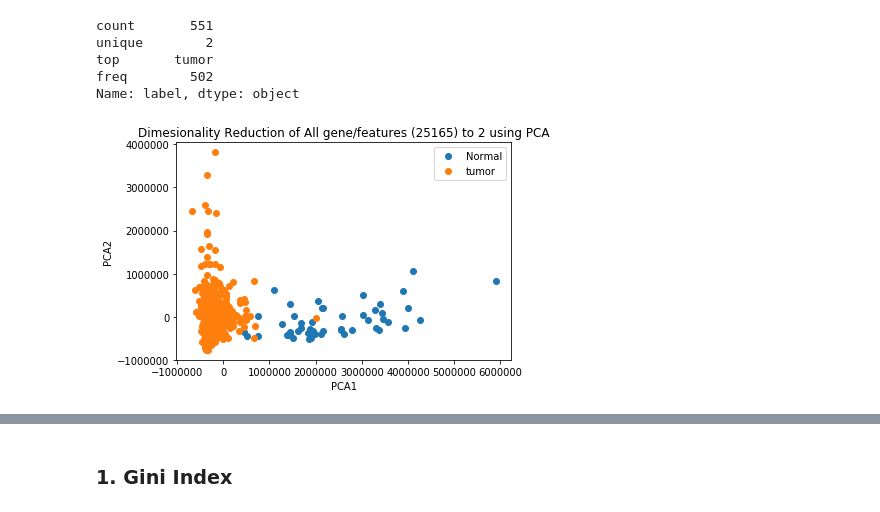
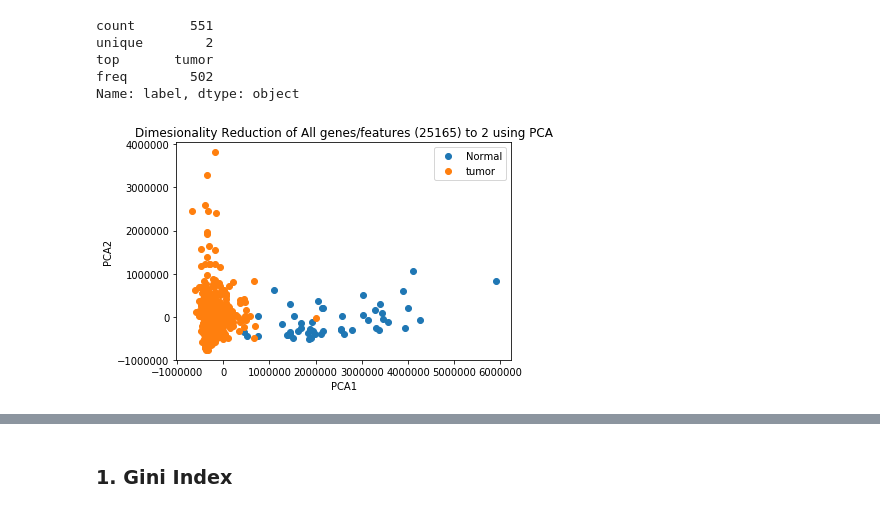
Before and after one commit to ruwaa-mohamed/TCGA-LUAD, a Jupyter notebook: TCGA-LUAD-DEGs.ipynb, the cells around one changed output, grey strips where cells are left out. Cells and saved outputs as stored; diff of their text form; code cells hidden in the pictures.

Commit message:
adding PCA Gini

```diff
--- a/TCGA-LUAD-DEGs.ipynb
+++ b/TCGA-LUAD-DEGs.ipynb
@@ -36,25 +36,25 @@ Name: label, dtype: object
 # %%
 pca = PCA(n_components=2)
 X_pca = pca.fit_transform(X)
 # plt.scatter(X_pca[:,0],X_pca[:,1])
 
 df2 = pd.DataFrame(dict(x=X_pca[:,0], y=X_pca[:,1], label=y))
 
 groups = df2.groupby('label')
 
 # Plot
 fig, ax = plt.subplots()
 ax.margins(0.05)
 for name, group in groups:
     ax.plot(group.x, group.y, marker='.', linestyle='', ms=12, label=name)
 ax.legend()
-plt.title('Dimesionality Reduction of All gene/features (25165) to 2 using PCA')
+plt.title('Dimesionality Reduction of All genes/features (25165) to 2 using PCA')
 plt.xlabel('PCA1')
 plt.ylabel('PCA2')
-plt.savefig('PCA_gini.png')
+plt.savefig('PCA_All_data.png')
 plt.show()
 # %% [output]
-[figure, old version]
+[figure, new version]
 # %%
 # Splitting the Data
 X_train, X_test, y_train, y_test = train_test_split(X, y, test_size=0.40, random_state=42)
```
Also changed, not shown: parts of 4 cells of this notebook, 3 other files.
